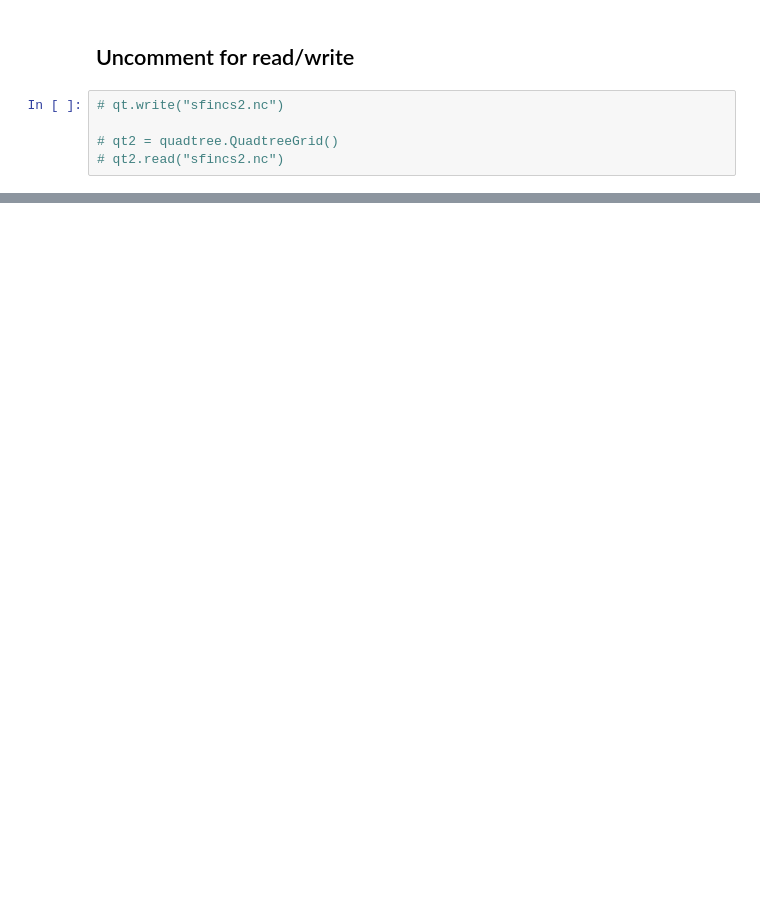
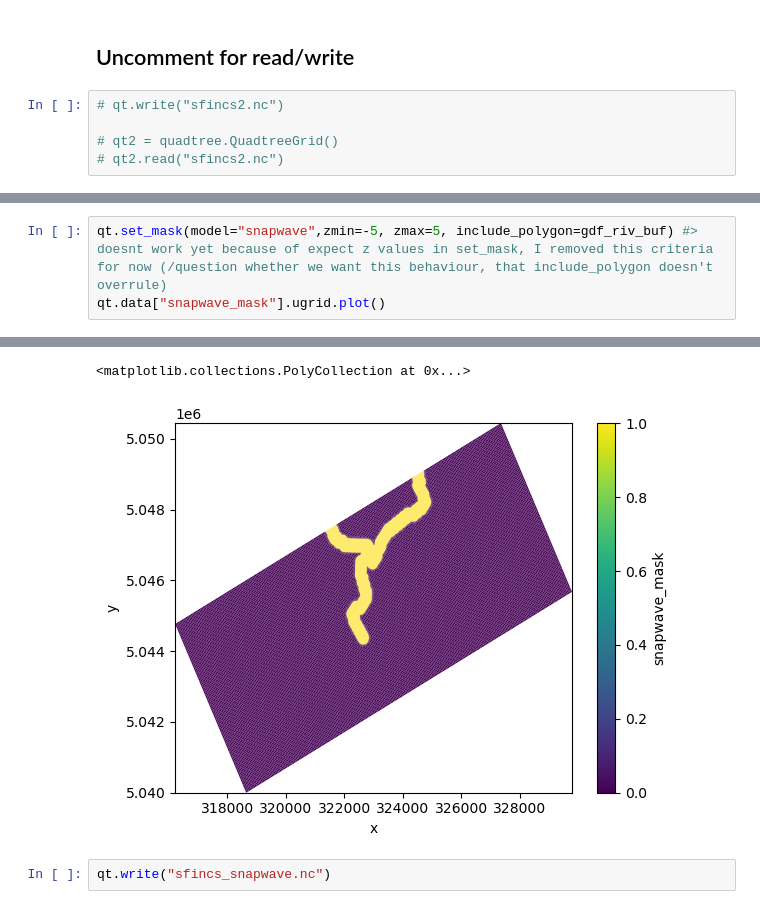
Before and after one commit to Deltares/hydromt_sfincs, a Jupyter notebook: examples/test_quadtree.ipynb, the cells around one changed output, grey strips where cells are left out. Cells and saved outputs as stored; diff of their text form; blank space fills up the shorter version.

```diff
--- a/examples/test_quadtree.ipynb
+++ b/examples/test_quadtree.ipynb
@@ -99,0 +152,4 @@ qt.data["mask"].ugrid.plot()
+# %%
+qt.set_mask(model="snapwave",zmin=-5, zmax=5, include_polygon=gdf_riv_buf) #> doesnt work yet because of expect z values in set_mask, I removed this criteria for now (/question whether we want this behaviour, that include_polygon doesn't overrule)
+qt.data["snapwave_mask"].ugrid.plot()
+# %% [output]
@@ -99,0 +158,4 @@ qt.data["mask"].ugrid.plot()
+<matplotlib.collections.PolyCollection at 0x...>
+[figure, added]
+# %%
+qt.write("sfincs_snapwave.nc")
```
Also changed, not shown: parts of 15 cells of this notebook, 1 other file.
